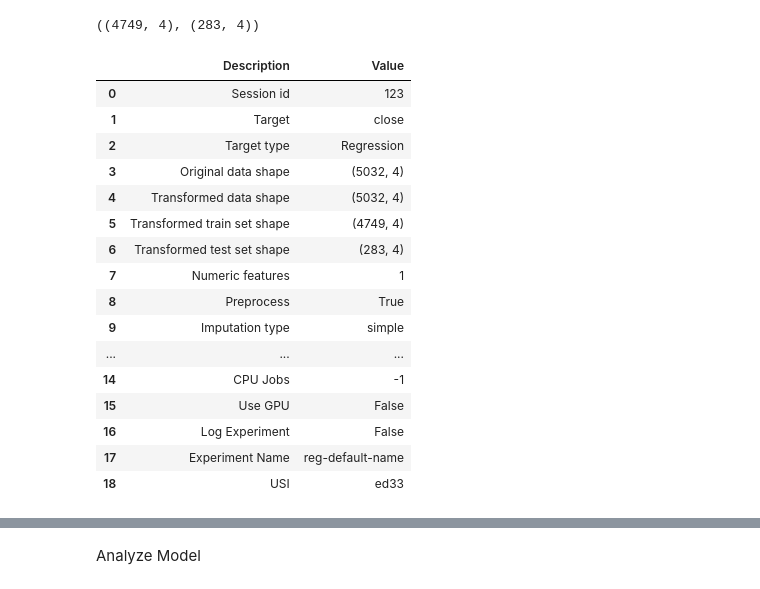
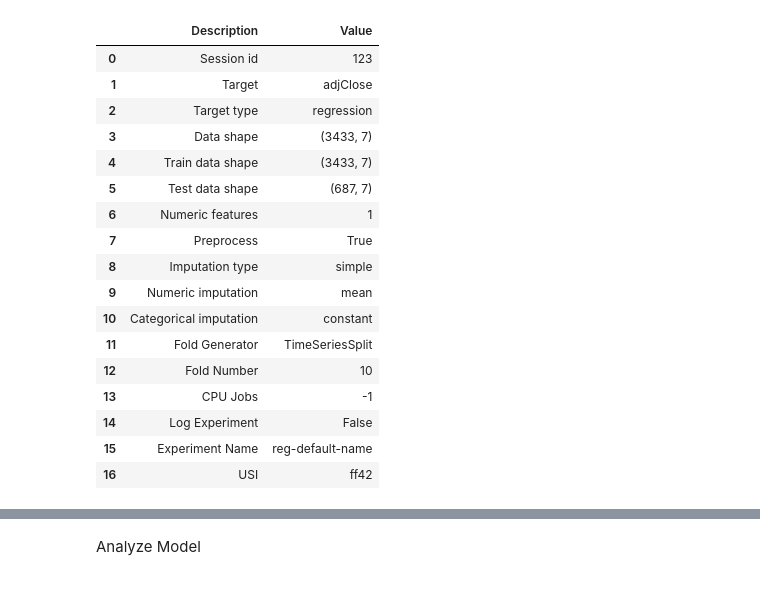
Before and after one commit to jdolinsky/project_4, a Jupyter notebook: test.ipynb, the cells around one changed output, grey strips where cells are left out. Cells and saved outputs as stored; diff of their text form; code cells hidden in the pictures.

```diff
--- a/test.ipynb
+++ b/test.ipynb
@@ -65,7 +64,7 @@ import numpy as np
 # # create a sequence of numbers
 # df['Series'] = np.arange(1,len(df)+1)
 # %%
-df.drop(['volume','adjClose','adjHigh','adjLow','adjOpen','adjVolume','divCash',],axis=1,inplace=True)
-df = df[['Year','Month','Day','close','high','low','open','date']]
+df.drop(['volume','close','high','low','open','adjVolume','divCash'],axis=1,inplace=True)
+df = df[['Year','Month','Day','adjClose','adjHigh','adjLow','adjOpen','date']]
 df.head()
 # %% [output]
@@ -107,3 +106,3 @@ df_copy
 # %%
-df.drop(['date','high','low','open'],axis=1,inplace=True)
+df.drop(['date'],axis=1,inplace=True)
 # %%
@@ -117,0 +117,8 @@ df.head()
+# %%
+# Split Train Test into 80/20 ratio
+
+pos=int(round(len(df)*(0.8)))
+train=df[:pos]
+test=df[pos:]
+train.shape, test.shape
+# int(round(len(df)*(1-0.2)))
@@ -118,35 +127,37 @@ df.head()
 # %%
 # split data into train-test set
-train = df[df['Year'] < 2023]
-test = df[df['Year'] >= 2023]
+# train = df[df['Year'] < 2023]
+# test = df[df['Year'] >= 2023]
 # check shape
-train.shape, test.shape
-# %% [output]
-((4749, 4), (283, 4))
 # %%
 # Setup the classification task with time series configuration
 # import the regression module
 from pycaret.regression import *
 # initialize setup
-close_s = setup(data=train, test_data=test, target='close', fold_strategy='timeseries', numeric_features=['Year'], data_split_shuffle=False, fold_shuffle=False, session_id=123)
+close_s = setup(data=train, test_data=test, target='adjClose', fold_strategy='timeseries', numeric_features=['Year'], data_split_shuffle=False, fold_shuffle=False, session_id=123)
+
+# import pycaret classification and init setup
+# from pycaret.time_series import *
+# close_s=setup(data=train,target='adjClose',fh = 7, fold = 3, seasonal_period = 5, session_id = 123)
 # %% [output]
 |  | Description | Value |
 | 0 | Session id | 123 |
-| 1 | Target | close |
-| 2 | Target type | Regression |
-| 3 | Original data shape | (5032, 4) |
-| 4 | Transformed data shape | (5032, 4) |
-| 5 | Transformed train set shape | (4749, 4) |
-| 6 | Transformed test set shape | (283, 4) |
-| 7 | Numeric features | 1 |
-| 8 | Preprocess | True |
-| 9 | Imputation type | simple |
-| ... | ... | ... |
-| 14 | CPU Jobs | -1 |
-| 15 | Use GPU | False |
-| 16 | Log Experiment | False |
-| 17 | Experiment Name | reg-default-name |
-| 18 | USI | ed33 |
+| 1 | Target | adjClose |
+| 2 | Target type | regression |
+| 3 | Data shape | (3433, 7) |
+| 4 | Train data shape | (3433, 7) |
+| 5 | Test data shape | (687, 7) |
+| 6 | Numeric features | 1 |
+| 7 | Preprocess | True |
+| 8 | Imputation type | simple |
+| 9 | Numeric imputation | mean |
+| 10 | Categorical imputation | constant |
+| 11 | Fold Generator | TimeSeriesSplit |
+| 12 | Fold Number | 10 |
+| 13 | CPU Jobs | -1 |
+| 14 | Log Experiment | False |
+| 15 | Experiment Name | reg-default-name |
+| 16 | USI | ff42 |
 # %%
 close_best = compare_models(sort = 'MAE')
 # %% [output]
```
Also changed, not shown: parts of 20 cells of this notebook, 10 other files.
